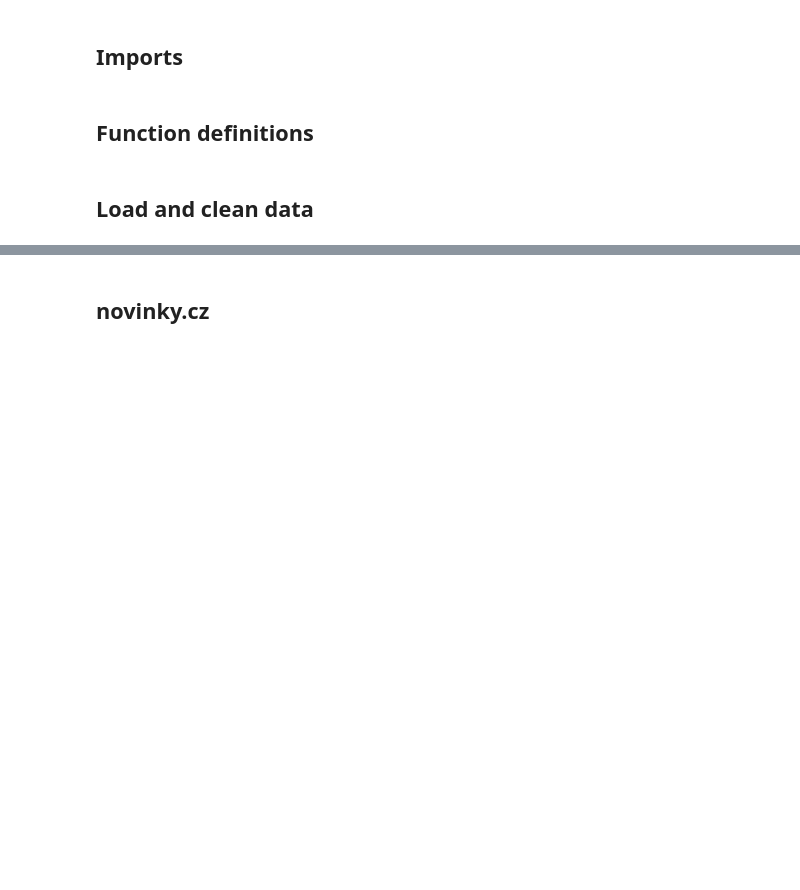
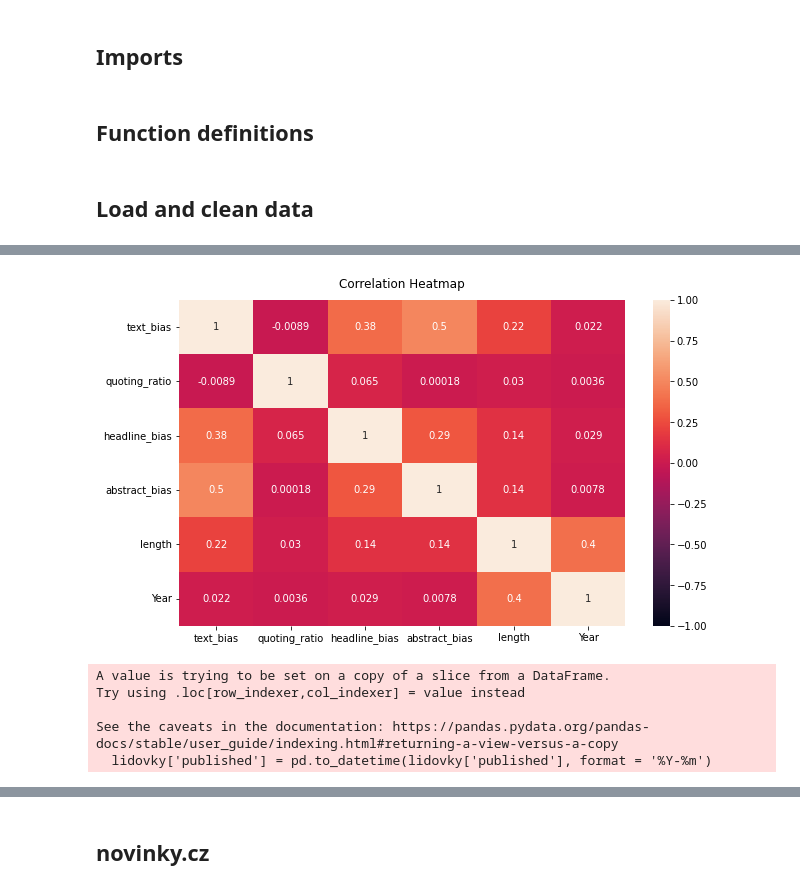
Before and after one commit to horychtom/czech-media-bias-detection, a Jupyter notebook: notebooks/media/full_pipeline/inference_experiments.ipynb, the cells around one changed output, grey strips where cells are left out. Drawn from its saved outputs; the diff is of its cells as text; code cells hidden in the pictures; blank space fills up the shorter version.

```diff
--- a/notebooks/media/full_pipeline/inference_experiments.ipynb
+++ b/notebooks/media/full_pipeline/inference_experiments.ipynb
@@ -197,0 +238,17 @@ novinky = data[data.subdomain == 'novinky.cz']
+# %%
+plt.figure(figsize=(10, 6))
+heatmap = sns.heatmap(lidovky.corr(), vmin=-1, vmax=1, annot=True)
+heatmap.set_title('Correlation Heatmap', fontdict={'fontsize':12}, pad=12);
+# %% [output]
+[figure, added]
+# %%
+lidovky['published'] = pd.to_datetime(lidovky['published'], format = '%Y-%m')
+
+df_years = lidovky.groupby('Year',as_index=False).agg({'text_bias':'mean'})
+df_months = lidovky.groupby('published',as_index=False).agg({'text_bias':'mean'})
+# %% [output]
+A value is trying to be set on a copy of a slice from a DataFrame.
+Try using .loc[row_indexer,col_indexer] = value instead
+
+See the caveats in the documentation: https://pandas.pydata.org/pandas-docs/stable/user_guide/indexing.html#returning-a-view-versus-a-copy
+  lidovky['published'] = pd.to_datetime(lidovky['published'], format = '%Y-%m')
```
Also changed, not shown: parts of 27 cells of this notebook, 4 other files.
